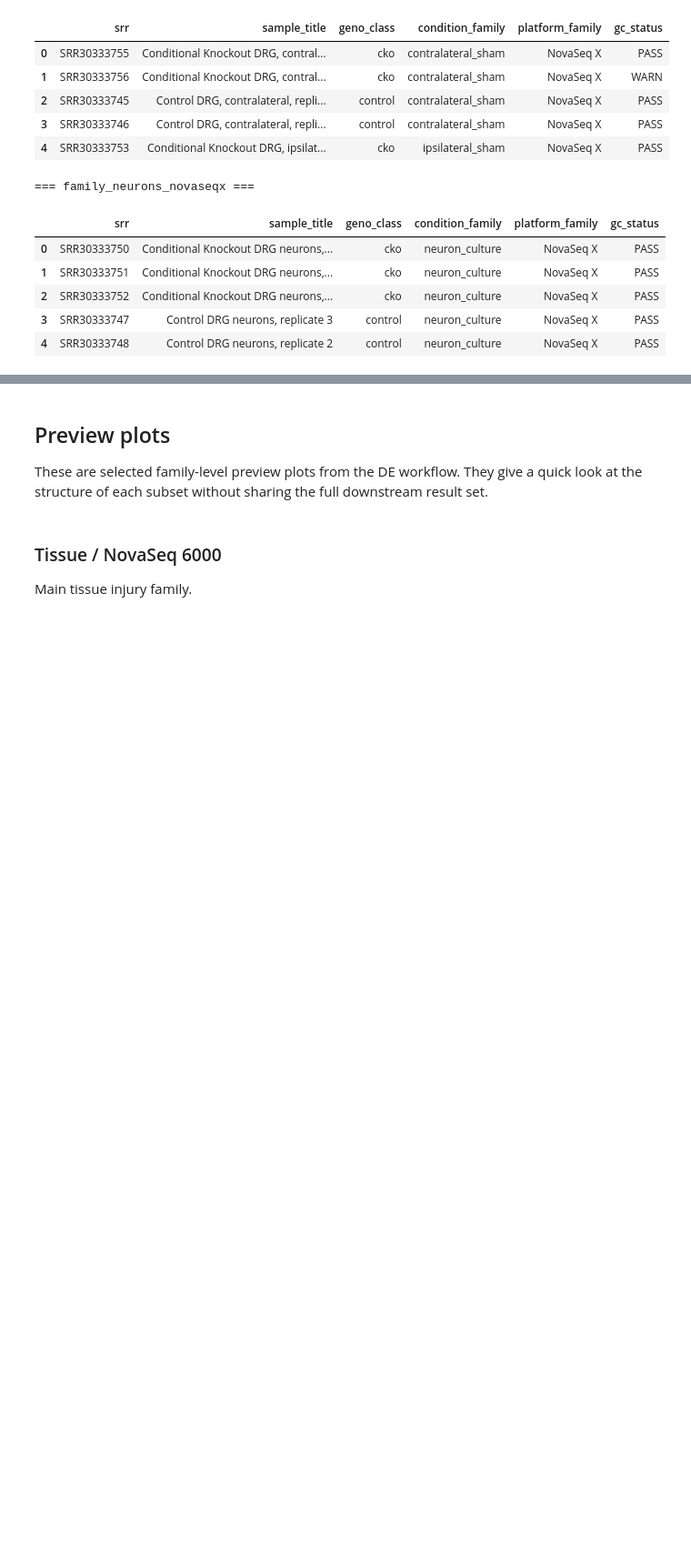
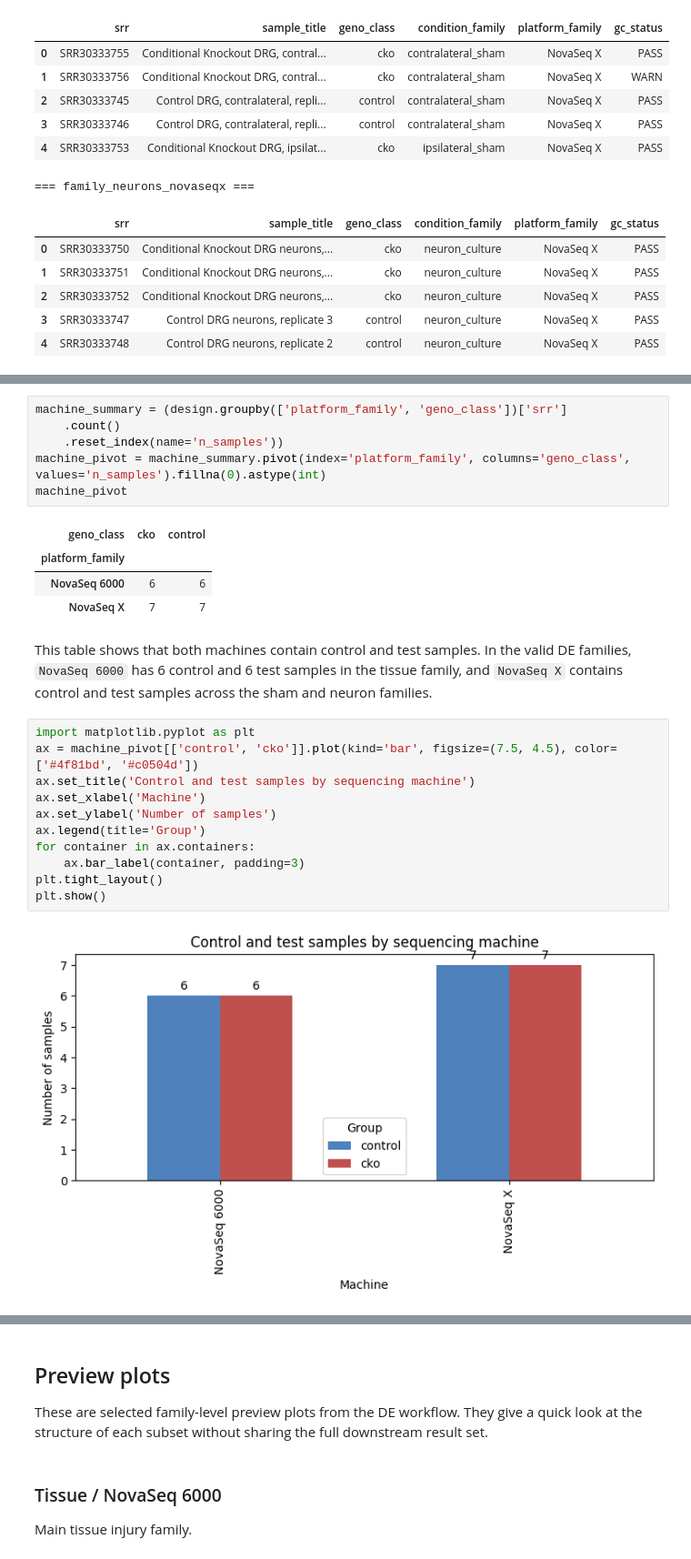
Before and after one commit to pzg8794/mouse_group_project_work, a Jupyter notebook: notebooks/mouse_differential_expression_team_walkthrough.ipynb, the cells around one changed output, grey strips where cells are left out. Shown at 91% size. Drawn from its saved outputs; the diff is of its cells as text; blank space fills up the shorter version.

Commit message:
Add DE validation handoff note

```diff
--- a/notebooks/mouse_differential_expression_team_walkthrough.ipynb
+++ b/notebooks/mouse_differential_expression_team_walkthrough.ipynb
@@ -91,0 +96,26 @@ for family in ['family_tissue_novaseq6000', 'family_tissue_sham_novaseqx', 'fami
+# %%
+machine_summary = (design.groupby(['platform_family', 'geno_class'])['srr']
+    .count()
+    .reset_index(name='n_samples'))
+machine_pivot = machine_summary.pivot(index='platform_family', columns='geno_class', values='n_samples').fillna(0).astype(int)
+machine_pivot
+# %% [output]
+| geno_class | cko | control |
+| platform_family |  |  |
+| NovaSeq 6000 | 6 | 6 |
+| NovaSeq X | 7 | 7 |
+# %% [markdown]
+This table shows that both machines contain control and test samples. In the valid DE families, `NovaSeq 6000` has 6 control and 6 test samples in the tissue family, and `NovaSeq X` contains control and test samples across the sham and neuron families.
+# %%
+import matplotlib.pyplot as plt
+ax = machine_pivot[['control', 'cko']].plot(kind='bar', figsize=(7.5, 4.5), color=['#4f81bd', '#c0504d'])
+ax.set_title('Control and test samples by sequencing machine')
+ax.set_xlabel('Machine')
+ax.set_ylabel('Number of samples')
+ax.legend(title='Group')
+for container in ax.containers:
+    ax.bar_label(container, padding=3)
+plt.tight_layout()
+plt.show()
+# %% [output]
+[figure, added]
```
Also changed, not shown: parts of 2 cells of this notebook, 2 other files.
